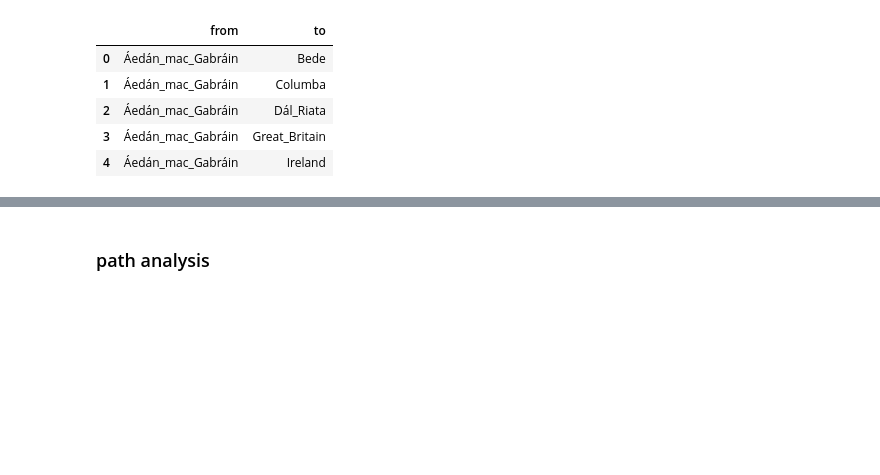
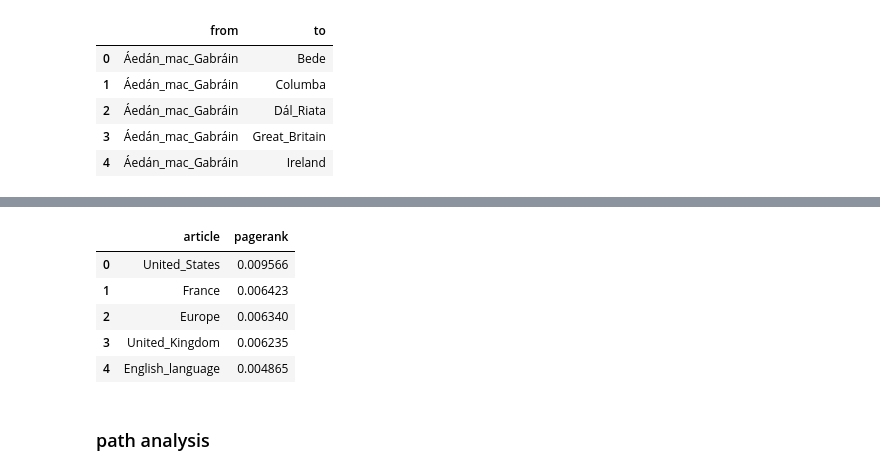
Before and after one commit to epfl-ada/ada-2024-project-genshinstart, a Jupyter notebook: results.ipynb, the cells around one changed output, grey strips where cells are left out. Saved outputs shown, nothing was run; the diff lists cells and outputs as text; code cells hidden in the pictures; blank space fills up the shorter version.

```diff
--- a/results.ipynb
+++ b/results.ipynb
@@ -163,3 +205,22 @@ links.head()
+# %%
+# PageRank algorithm
+import networkx as nx
+
+G = nx.DiGraph()
+edges = list(zip(links['from'], links['to']))
+G.add_edges_from(edges)
+
+pagerank_dict = nx.pagerank(G, alpha=0.85)
+pagerank_df = pd.DataFrame(list(pagerank_dict.items()), columns=['article', 'pagerank'])
+pagerank_df = pagerank_df.sort_values(by='pagerank', ascending=False).reset_index(drop=True)
+pagerank_df.head()
+# %% [output]
+|  | article | pagerank |
+| 0 | United_States | 0.009566 |
+| 1 | France | 0.006423 |
+| 2 | Europe | 0.006340 |
+| 3 | United_Kingdom | 0.006235 |
+| 4 | English_language | 0.004865 |
 # %% [markdown]
 ### path analysis
 # %%
```
Also changed, not shown: parts of 6 cells of this notebook.
